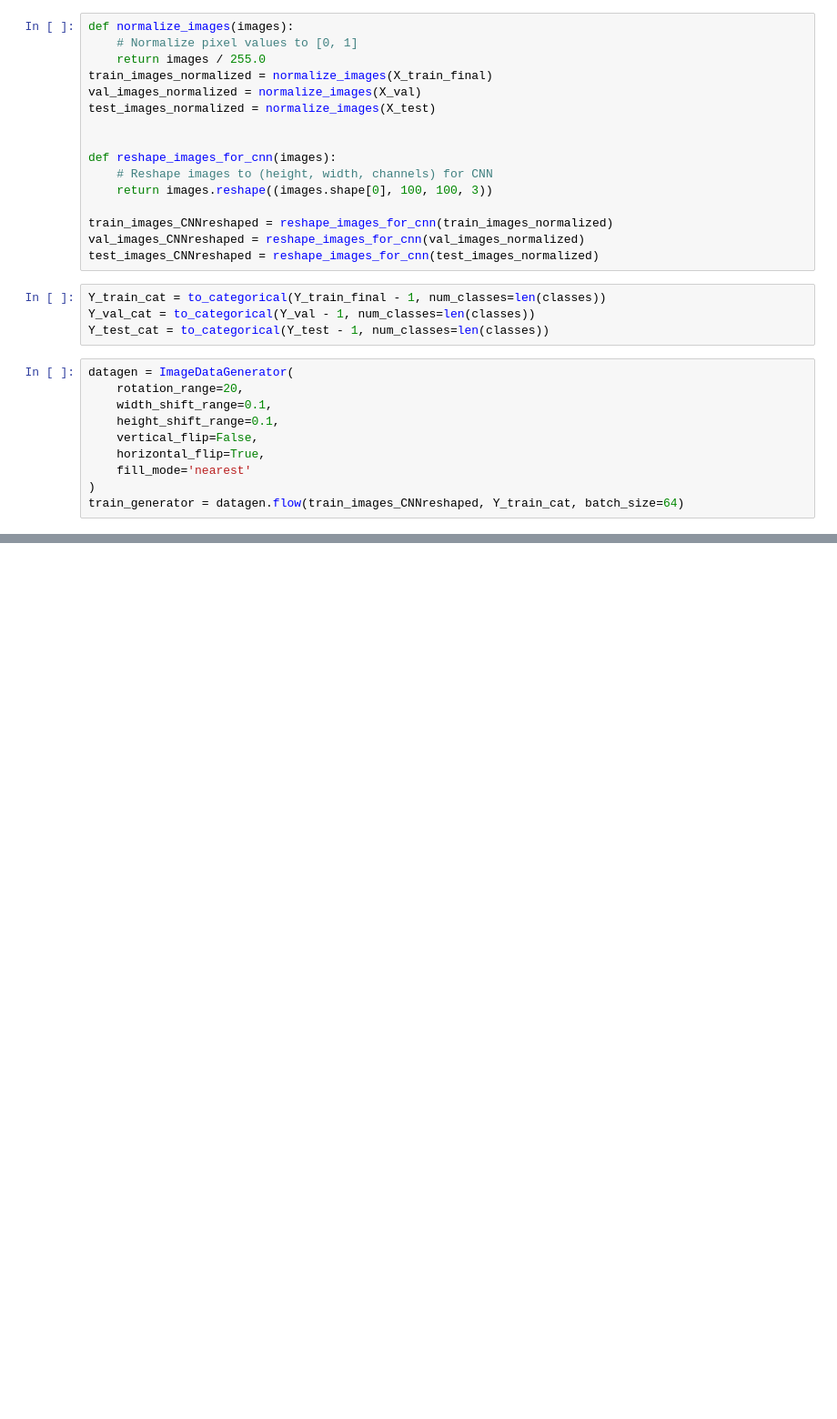
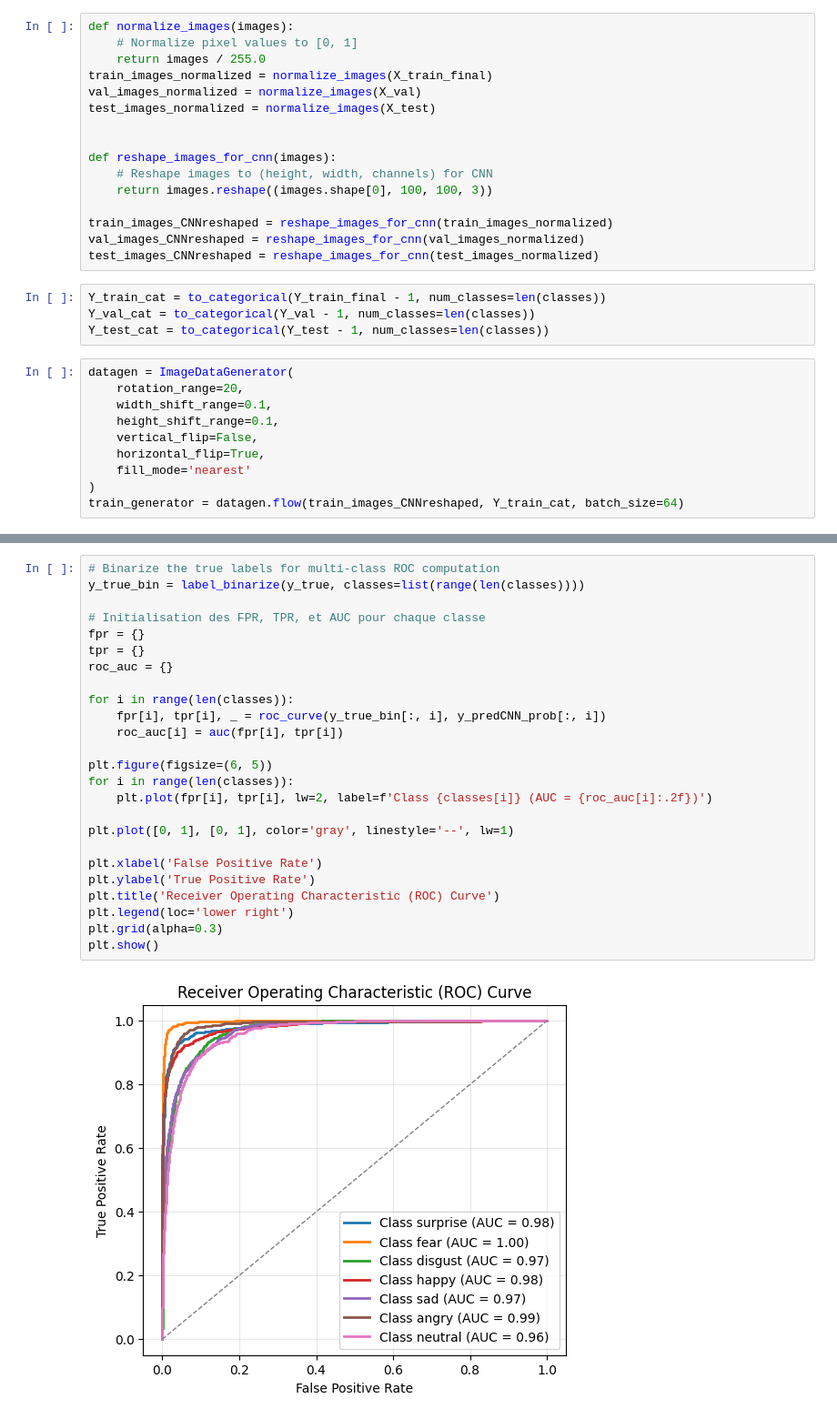
Before and after one commit to shaheryarahmed511-collab/facial_emotion_recognition_using_cnn, a Jupyter notebook: complete_notebook.ipynb, the cells around one changed output, grey strips where cells are left out. Shown at 91% size. Saved outputs shown, nothing was run; the diff lists cells and outputs as text; blank space fills up the shorter version.

```diff
--- a/complete_notebook.ipynb
+++ b/complete_notebook.ipynb
@@ -416,0 +591,27 @@ train_generator = datagen.flow(train_images_CNNreshaped, Y_train_cat, batch_size
+# %%
+# Binarize the true labels for multi-class ROC computation
+y_true_bin = label_binarize(y_true, classes=list(range(len(classes))))
+
+# Initialisation des FPR, TPR, et AUC pour chaque classe
+fpr = {}
+tpr = {}
+roc_auc = {}
+
+for i in range(len(classes)):
+    fpr[i], tpr[i], _ = roc_curve(y_true_bin[:, i], y_predCNN_prob[:, i])
+    roc_auc[i] = auc(fpr[i], tpr[i])
+
+plt.figure(figsize=(6, 5))
+for i in range(len(classes)):
+    plt.plot(fpr[i], tpr[i], lw=2, label=f'Class {classes[i]} (AUC = {roc_auc[i]:.2f})')
+
+plt.plot([0, 1], [0, 1], color='gray', linestyle='--', lw=1)
+
+plt.xlabel('False Positive Rate')
+plt.ylabel('True Positive Rate')
+plt.title('Receiver Operating Characteristic (ROC) Curve')
+plt.legend(loc='lower right')
+plt.grid(alpha=0.3)
+plt.show()
+# %% [output]
+[figure, added]
```
Also changed, not shown: parts of 11 cells of this notebook, 3 other files.
